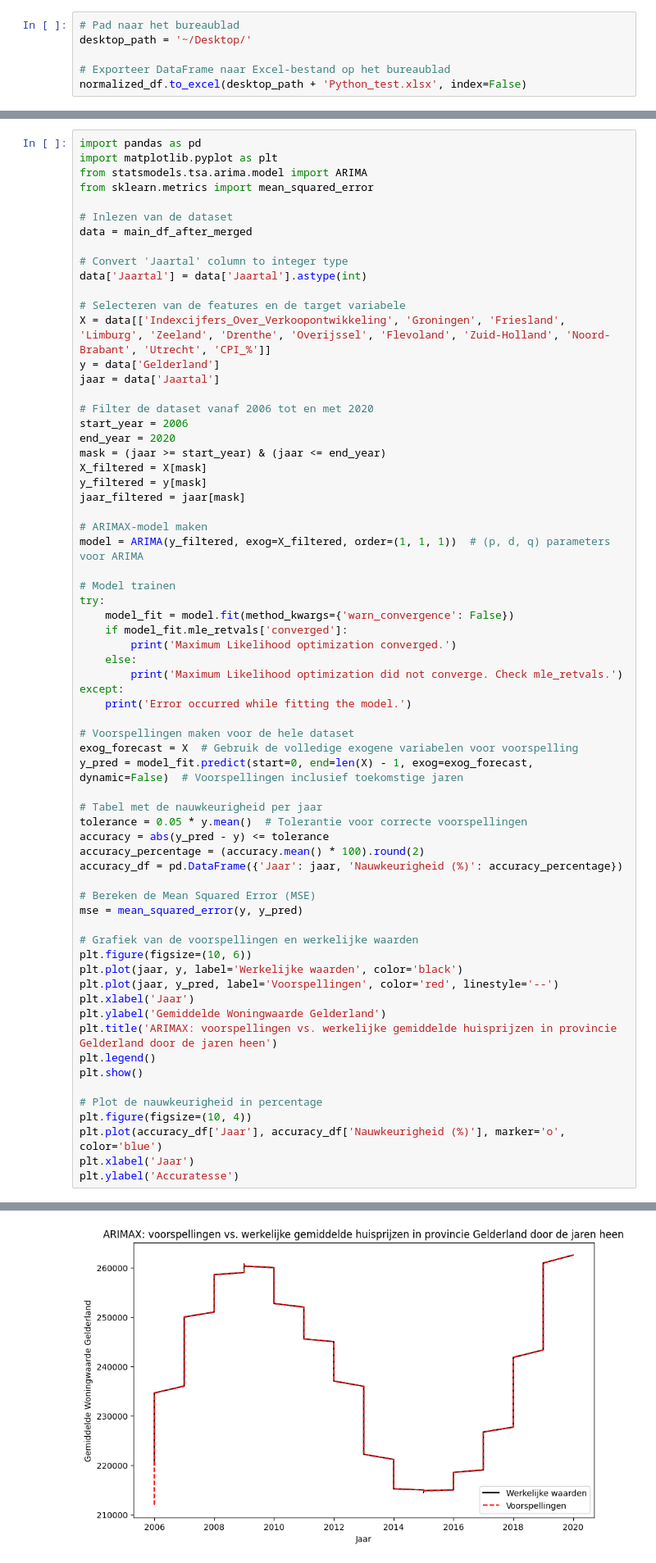
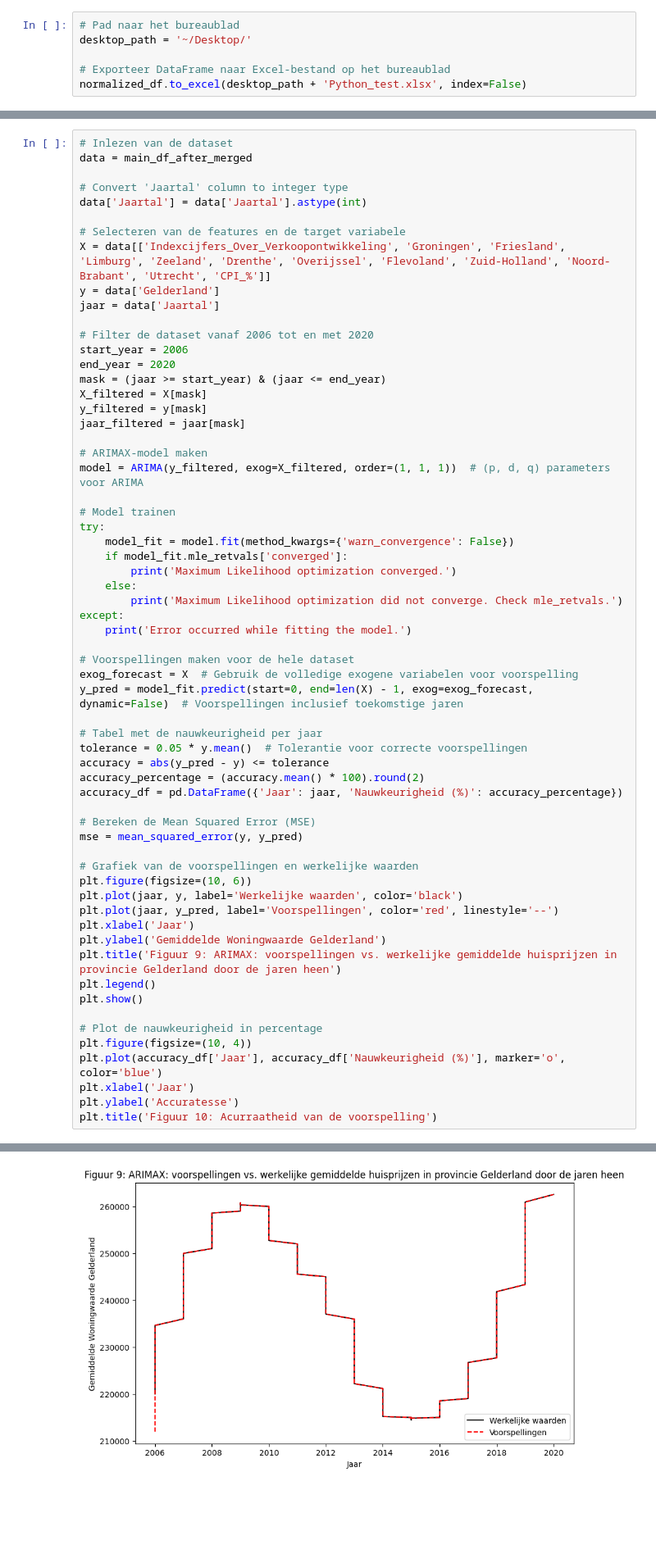
Before and after one commit to y-anwari/Invloeden_op_huizenprijs, a Jupyter notebook: Invloeden_op_Huizenmarkt.ipynb, the cells around one changed output, grey strips where cells are left out. Shown at 82% size. Saved outputs shown, nothing was run; the diff lists cells and outputs as text; blank space fills up the shorter version.

```diff
--- a/Invloeden_op_Huizenmarkt.ipynb
+++ b/Invloeden_op_Huizenmarkt.ipynb
@@ -1044,11 +924,6 @@ print("Nauwkeurigheid: {:.2f}%".format(accuracy))
 Mean Squared Error: 91720388.28726478
 Nauwkeurigheid: 68.05%
 # %%
-import pandas as pd
-import matplotlib.pyplot as plt
-from statsmodels.tsa.arima.model import ARIMA
-from sklearn.metrics import mean_squared_error
-
 # Inlezen van de dataset
 data = main_df_after_merged
 
@@ -1083,32 +958,33 @@ except:
 
 # Voorspellingen maken voor de hele dataset
 exog_forecast = X  # Gebruik de volledige exogene variabelen voor voorspelling
 y_pred = model_fit.predict(start=0, end=len(X) - 1, exog=exog_forecast, dynamic=False)  # Voorspellingen inclusief toekomstige jaren
 
 # Tabel met de nauwkeurigheid per jaar
 tolerance = 0.05 * y.mean()  # Tolerantie voor correcte voorspellingen
 accuracy = abs(y_pred - y) <= tolerance
 accuracy_percentage = (accuracy.mean() * 100).round(2)
 accuracy_df = pd.DataFrame({'Jaar': jaar, 'Nauwkeurigheid (%)': accuracy_percentage})
 
 # Bereken de Mean Squared Error (MSE)
 mse = mean_squared_error(y, y_pred)
 
 # Grafiek van de voorspellingen en werkelijke waarden
 plt.figure(figsize=(10, 6))
 plt.plot(jaar, y, label='Werkelijke waarden', color='black')
 plt.plot(jaar, y_pred, label='Voorspellingen', color='red', linestyle='--')
 plt.xlabel('Jaar')
 plt.ylabel('Gemiddelde Woningwaarde Gelderland')
-plt.title('ARIMAX: voorspellingen vs. werkelijke gemiddelde huisprijzen in provincie Gelderland door de jaren heen')
+plt.title('Figuur 9: ARIMAX: voorspellingen vs. werkelijke gemiddelde huisprijzen in provincie Gelderland door de jaren heen')
 plt.legend()
 plt.show()
 
 # Plot de nauwkeurigheid in percentage
 plt.figure(figsize=(10, 4))
 plt.plot(accuracy_df['Jaar'], accuracy_df['Nauwkeurigheid (%)'], marker='o', color='blue')
 plt.xlabel('Jaar')
 plt.ylabel('Accuratesse')
+plt.title('Figuur 10: Acurraatheid van de voorspelling')
 # %% [output]
 Maximum Likelihood optimization did not converge. Check mle_retvals.
-[figure, old version]
+[figure, new version]
```
Also changed, not shown: parts of 36 cells of this notebook, 1 other file.
